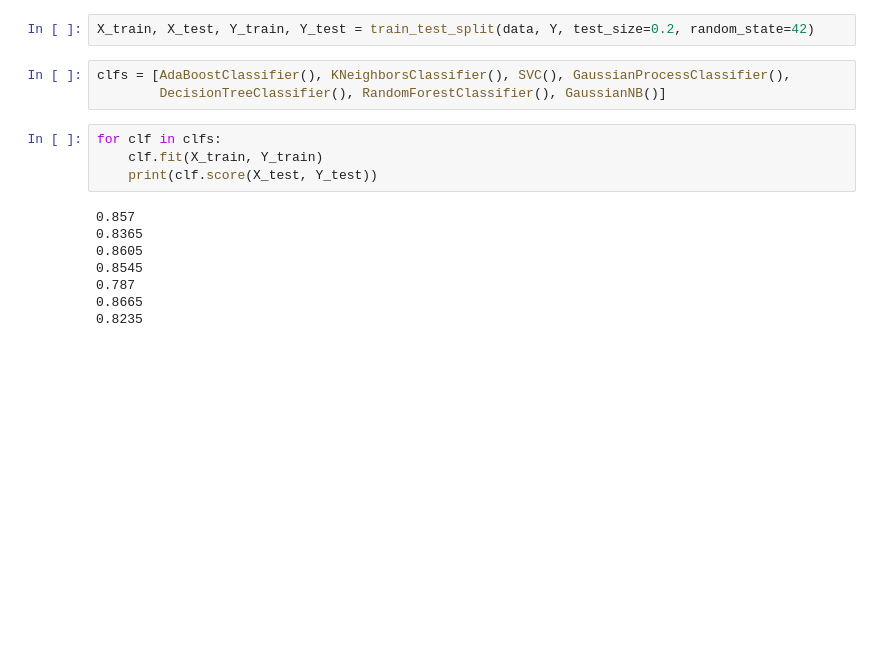
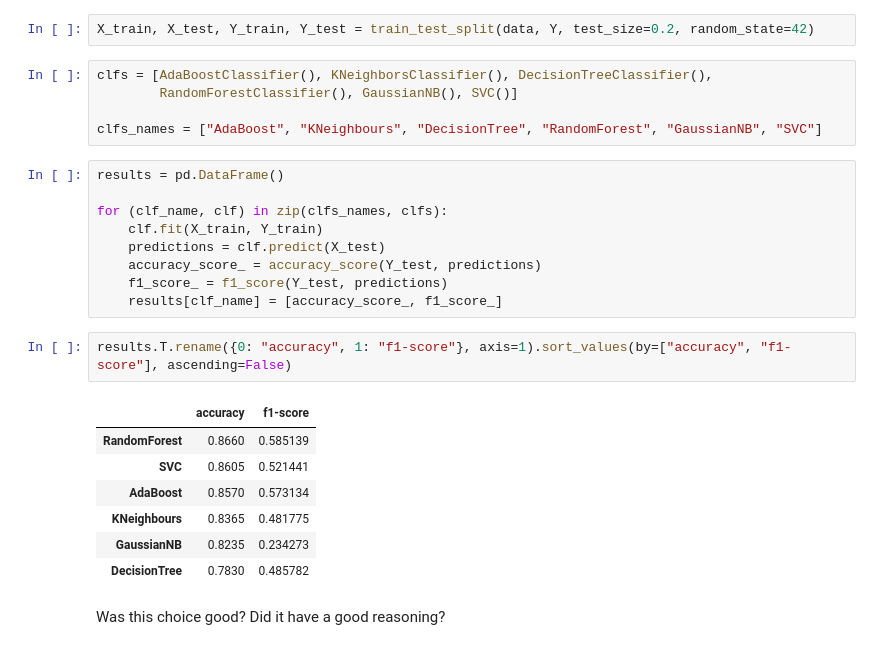
Before and after one commit to Manik2000/model-FastAPI, a Jupyter notebook: analysis/data_analysis.ipynb, the cells around one changed output. Cells and saved outputs as stored; diff of their text form; blank space fills up the shorter version.

```diff
--- a/analysis/data_analysis.ipynb
+++ b/analysis/data_analysis.ipynb
@@ -221,17 +258,28 @@ data = column_transformer.fit_transform(df_)
 # %%
 X_train, X_test, Y_train, Y_test = train_test_split(data, Y, test_size=0.2, random_state=42)
 # %%
-clfs = [AdaBoostClassifier(), KNeighborsClassifier(), SVC(), GaussianProcessClassifier(),
-        DecisionTreeClassifier(), RandomForestClassifier(), GaussianNB()]
+clfs = [AdaBoostClassifier(), KNeighborsClassifier(), DecisionTreeClassifier(),
+        RandomForestClassifier(), GaussianNB(), SVC()]
+
+clfs_names = ["AdaBoost", "KNeighbours", "DecisionTree", "RandomForest", "GaussianNB", "SVC"]
 # %%
-for clf in clfs:
+results = pd.DataFrame()
+
+for (clf_name, clf) in zip(clfs_names, clfs):
     clf.fit(X_train, Y_train)
-    print(clf.score(X_test, Y_test))
+    predictions = clf.predict(X_test)
+    accuracy_score_ = accuracy_score(Y_test, predictions)
+    f1_score_ = f1_score(Y_test, predictions)
+    results[clf_name] = [accuracy_score_, f1_score_]
-# %% [output]
-0.857
-0.8365
-0.8605
-0.8545
-0.787
-0.8665
-0.8235
+# %%
+results.T.rename({0: "accuracy", 1: "f1-score"}, axis=1).sort_values(by=["accuracy", "f1-score"], ascending=False)
+# %% [output]
+|  | accuracy | f1-score |
+| RandomForest | 0.8660 | 0.585139 |
+| SVC | 0.8605 | 0.521441 |
+| AdaBoost | 0.8570 | 0.573134 |
+| KNeighbours | 0.8365 | 0.481775 |
+| GaussianNB | 0.8235 | 0.234273 |
+| DecisionTree | 0.7830 | 0.485782 |
+# %% [markdown]
+Was this choice good? Did it have a good reasoning?
```
Also changed, not shown: parts of 10 cells of this notebook, 1 other file.
